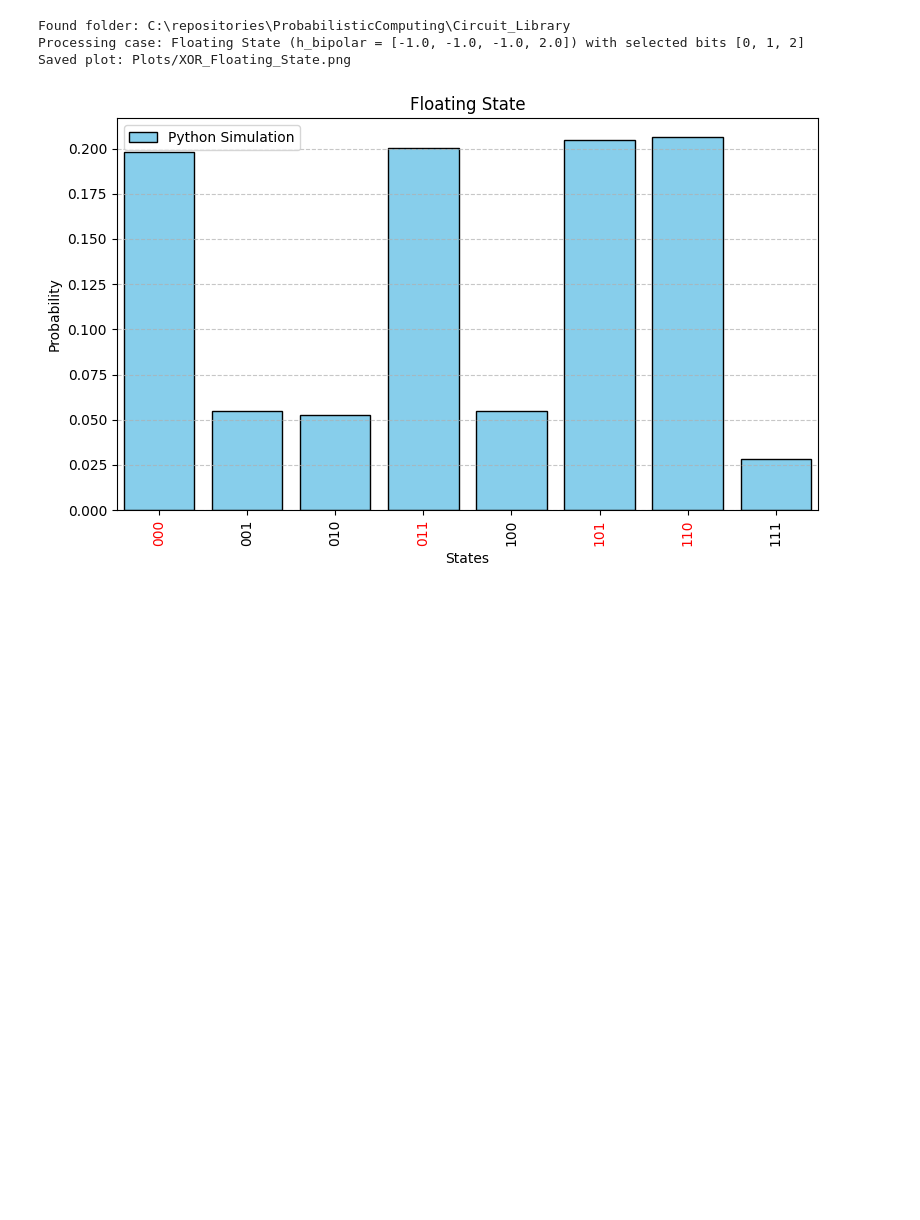
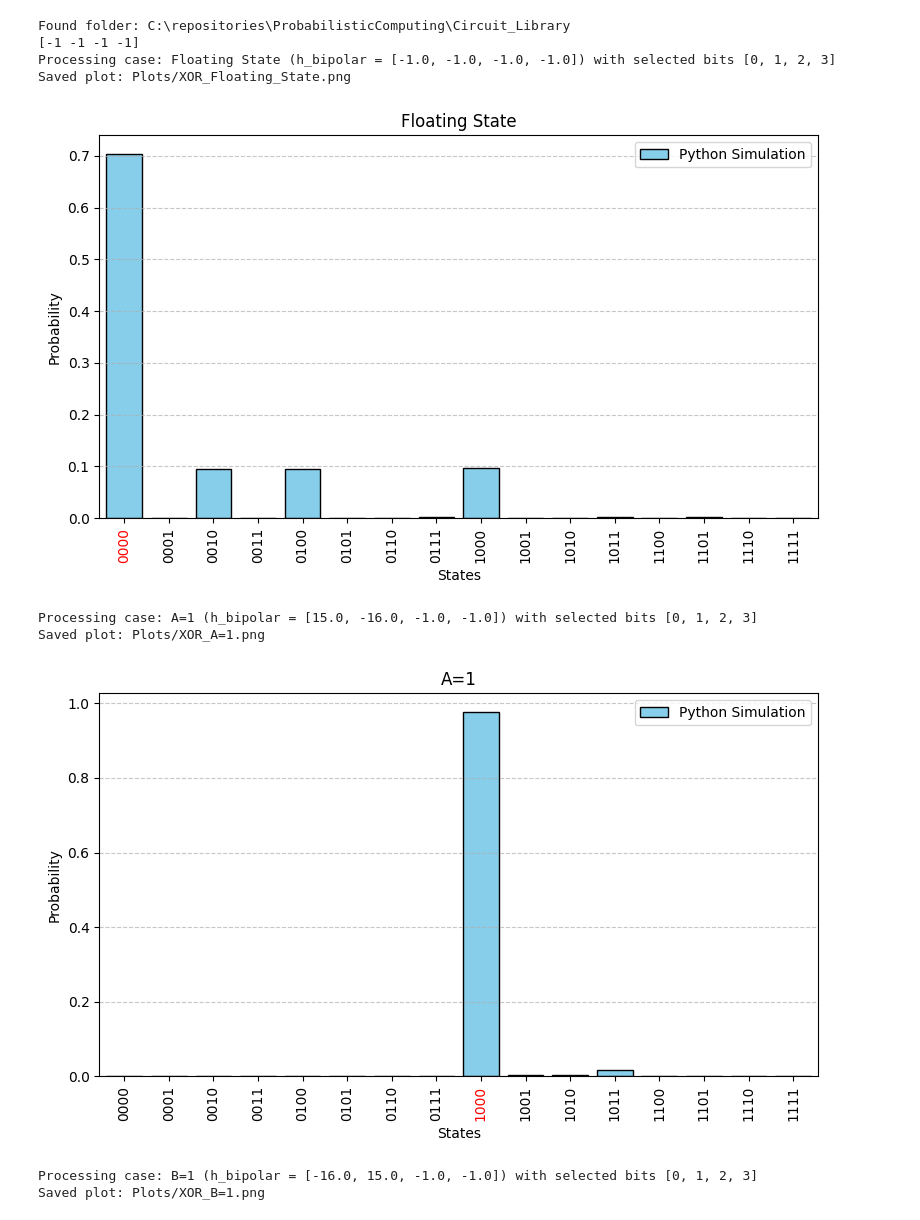
Before and after one commit to ThomasSChristiansen/ProbabilisticComputing, a Jupyter notebook: XOR_gate/XOR_Python_Sim.ipynb, the cells around one changed output. Saved outputs shown, nothing was run; the diff lists cells and outputs as text; code cells hidden in the pictures; blank space fills up the shorter version.

```diff
--- a/XOR_gate/XOR_Python_Sim.ipynb
+++ b/XOR_gate/XOR_Python_Sim.ipynb
@@ -1,26 +1,48 @@
 # %%
 from Scripts import simulate_p_circuit as simulate_p_circuit
 import Scripts.CustomScripts as CS
 
 J, h, node_order = CS.load_npz_data("XOR.npz", target_folder="Circuit_Library")
+h[3]=-1
+
 # print(node_order)
 # Define your target_names dictionary
 target_names = {
     "Floating State": {
     },
+    "A=1": {
+        "A":"push1",
+        "B":"push0"
+    },
+    "B=1": {
+        "A":"push0",
+        "B":"push1"
+    },
+    "C=1": {
+        "C":"push1"
+    }
 }
 
 # Get the updated configurations:
 configured_h = CS.update_all_configurations(target_names, h, node_order)
 
 selected_bits = {
-    "Floating State": ["A","B","C"],
+    "Floating State": ["A","B","C","H"],
+    "A=1": ["A","B","C","H"],
+    "B=1": ["A","B","C","H"],
+    "C=1": ["A","B","C","H"],
 }
 simulate_p_circuit.plot_probabilities(num_steps=100000, savefig=True, save_csv=False,J_bipolar=J, node_order=node_order,
                                       h_bipolar_dict=configured_h, use_python=True, use_boltzmann=False,
                                       filename="XOR", figWidth=8, selected_bits=selected_bits)
 # %% [output]
 Found folder: C:\repositories\ProbabilisticComputing\Circuit_Library
-Processing case: Floating State (h_bipolar = [-1.0, -1.0, -1.0, 2.0]) with selected bits [0, 1, 2]
+[-1 -1 -1 -1]
+Processing case: Floating State (h_bipolar = [-1.0, -1.0, -1.0, -1.0]) with selected bits [0, 1, 2, 3]
 Saved plot: Plots/XOR_Floating_State.png
-[figure, old version]
+[figure, new version]
+Processing case: A=1 (h_bipolar = [15.0, -16.0, -1.0, -1.0]) with selected bits [0, 1, 2, 3]
+Saved plot: Plots/XOR_A=1.png
+[figure, added]
+Processing case: B=1 (h_bipolar = [-16.0, 15.0, -1.0, -1.0]) with selected bits [0, 1, 2, 3]
+Saved plot: Plots/XOR_B=1.png
```
Also changed, not shown: parts of 1 cell of this notebook, 17 other files.
